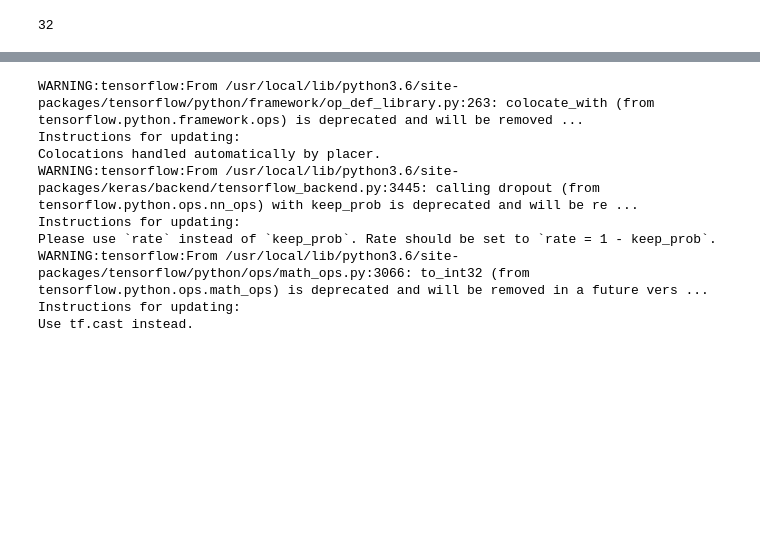
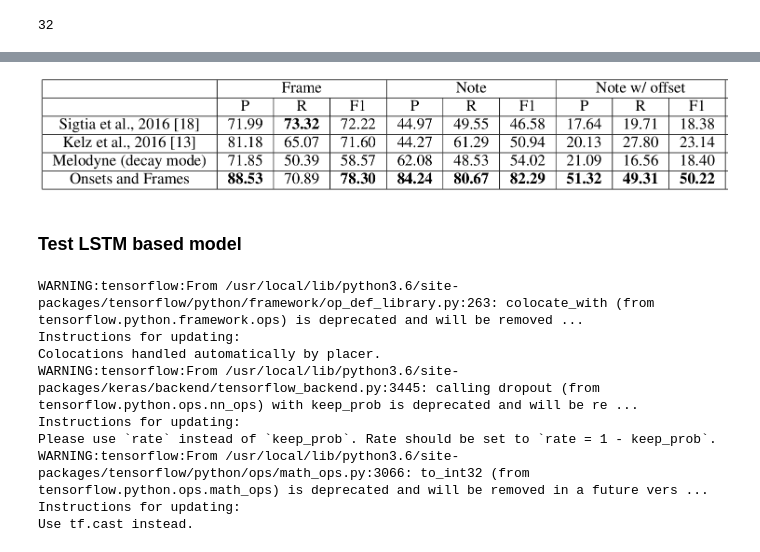
Before and after one commit to ngotoshia/the-sound-of-music, a Jupyter notebook: notebooks/test.ipynb, the cells around one changed output, grey strips where cells are left out. Drawn from its saved outputs; the diff is of its cells as text; code cells hidden in the pictures; blank space fills up the shorter version.

Commit message:
descriptions added in test notbook

```diff
--- a/notebooks/test.ipynb
+++ b/notebooks/test.ipynb
@@ -111,3 +136,10 @@ def test_model(model):
+# %%
+from IPython.display import Image
+Image(filename='../AMT.png')
+# %% [output]
+[figure, added]
+# %% [markdown]
+### Test LSTM based model
 # %%
 metrics_lstm = test_model('/floyd/home/lstm_model.h5')
 # %% [output]
```
Also changed, not shown: parts of 14 cells of this notebook.
